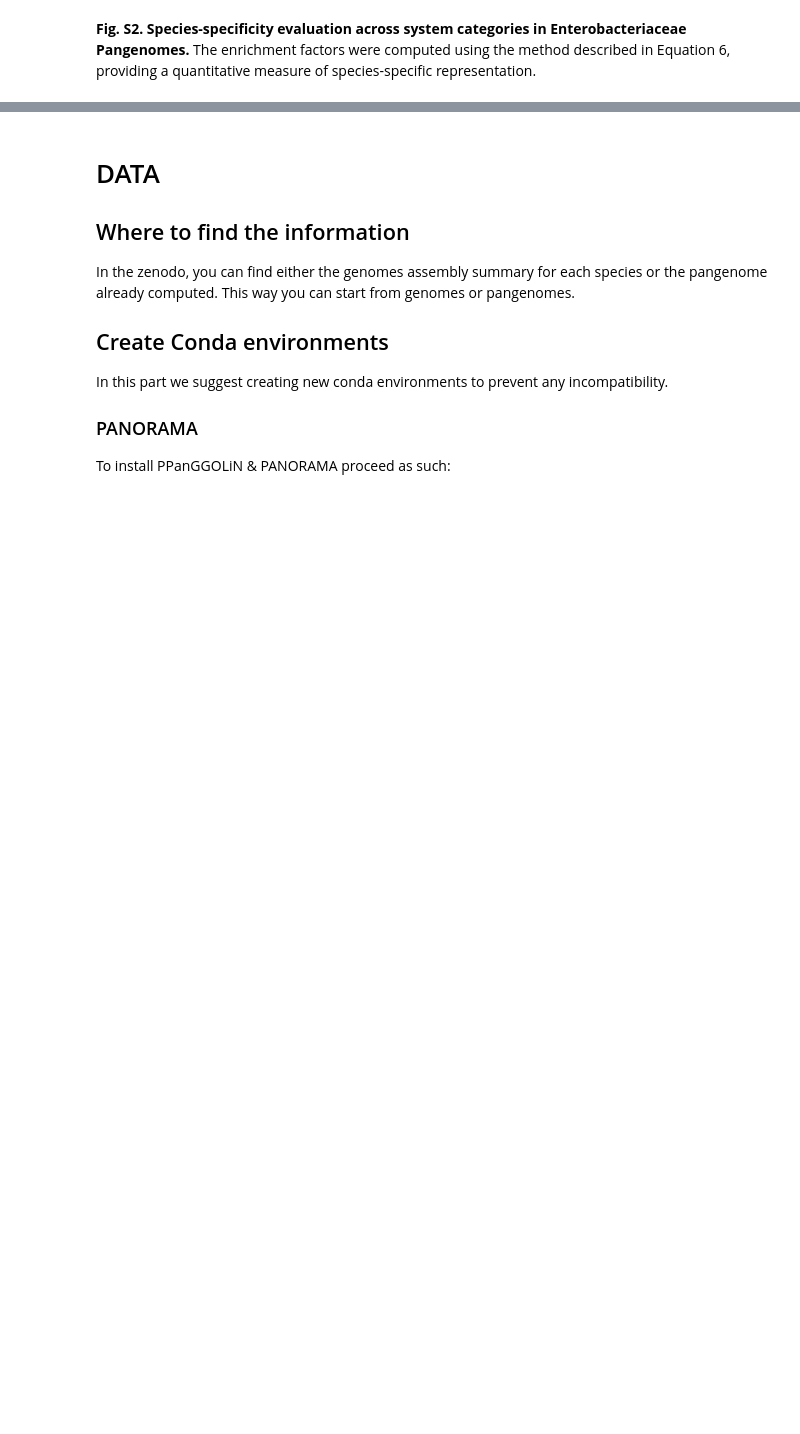
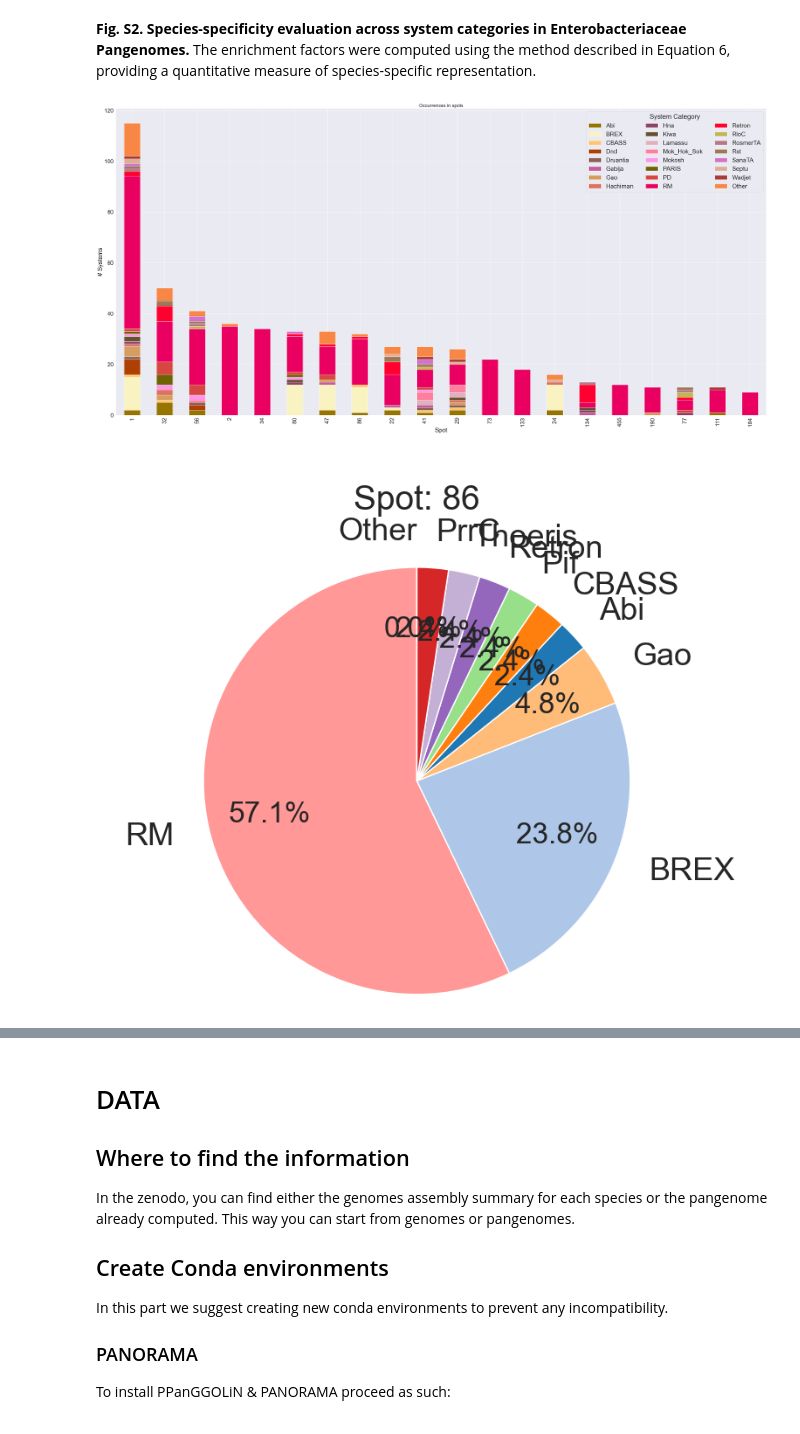
Before and after one commit to jpjarnoux/PANORAMA_article, a Jupyter notebook: main.ipynb, the cells around one changed output, grey strips where cells are left out. Drawn from its saved outputs; the diff is of its cells as text; code cells hidden in the pictures; blank space fills up the shorter version.

Commit message:
Separate cells for projection reading for enterobacteriaceae

```diff
--- a/main.ipynb
+++ b/main.ipynb
@@ -388,7 +427,9 @@ enrichment factors were computed using the method described in Equation 6, provi
 # %%
 import matplotlib.pyplot as plt
 from sources.dev_utils import type2category
-from sources.system_analyses import get_pie_charts_info, plot_pie, create_color_map, spot_occurrence, plot_spot_occurrence, parse_data
+from sources.system_analyses import get_pie_charts_info, plot_pie, create_color_map, spot_occurrence, \
+    plot_spot_occurrence, parse_data
+
 
 def plot_spot_systems(proj_data: pd.DataFrame, sys_data: pd.DataFrame, output: Path):
     """
@@ -403,7 +444,7 @@ def plot_spot_systems(proj_data: pd.DataFrame, sys_data: pd.DataFrame, output: P
     """
     nb_slice = 10
     nb_top_occ = 24
-    field='system category'
+    field = 'system category'
     # Get spot occurrences and top types
     data = parse_data(proj_data, sys_data)
     spot_grouped_type_counts, top_types_occ = spot_occurrence(data, output, field=field, nb_cols=20,
@@ -419,44 +460,34 @@ def plot_spot_systems(proj_data: pd.DataFrame, sys_data: pd.DataFrame, output: P
     nb_col_legend = len(top_types_occ) // 10 + 1
     fig, ax = plt.subplots(figsize=FIGSIZE)
     plot_spot_occurrence(spot_grouped_type_counts, color_map, nb_color_legend=nb_col_legend, ax=ax)
     ax.set_title("Occurrences in spots", fontsize=20)
     plt.tight_layout()
     plt.savefig(output / "spots_sys_distri.png", bbox_inches="tight", dpi=300)
+
 
 def draw_pie_chart(sys_data: pd.DataFrame, spot_id: int, output: Path, fig_name: str):
     """
     Generates and saves a pie chart visualization based on the specified spot data. The method uses
     the system data and a specific spot identifier to create color mappings and plot a pie chart
     visualizing a breakdown of the spot type counts. The figure is saved in both PNG and SVG formats
     with high resolution.
 
     Args:
         sys_data: A pandas DataFrame containing the system data to be aggregated and visualized.
         spot_id: An integer representing the unique identifier of the spot for which the pie chart
                 is being generated.
     Returns:
          None
     """
     top_types_pie, _, spot_type_counts = get_pie_charts_info(sys_data, field="system category", nb_spots=6,
                                                              nb_slice=10, top_spots=[str(spot_id)])
     color_map = create_color_map(top_types_pie)
     spot_data = spot_type_counts.loc[str(spot_id)].drop('total')
     fig, ax = plt.subplots(figsize=(8, 12))
     plot_pie(spot_data, color_map, ax, 10, base_fontsize=24)
     plt.tight_layout()
     plt.savefig(output / f"{fig_name}.png", format='png', dpi=300)
     plt.savefig(output / f"{fig_name}.svg", format='svg')
-
-projection = S_ENTERICA / "projection"
-proj_df = get_data_projection(projection)
-s_enterica_systems = pd.read_csv(S_ENTERICA / SYSTEM_FILE, sep="\t")
-s_enterica_systems["system category"] = s_enterica_systems["system name"].map(type2category)
-plot_spot_systems(proj_df, s_enterica_systems, output=S_ENTERICA_OUTPUT)
-draw_pie_chart(s_enterica_systems, 86, S_ENTERICA_OUTPUT, "spots_86_enterica")
-
-projection = E_COLI / "projection"
-proj_df = get_data_projection(projection)
-e_coli_systems = pd.read_csv(E_COLI / SYSTEM_FILE, sep="\t")
-e_coli_systems["system category"] = e_coli_systems["system name"].map(type2category)
-plot_spot_systems(proj_df, e_coli_systems, output=E_COLI_OUTPUT)
-draw_pie_chart(e_coli_systems, 175, E_COLI_OUTPUT, "spots_175_coli")
+# %% [output]
+[figure, added]
+[figure, added]
```
Also changed, not shown: parts of 15 cells of this notebook.
